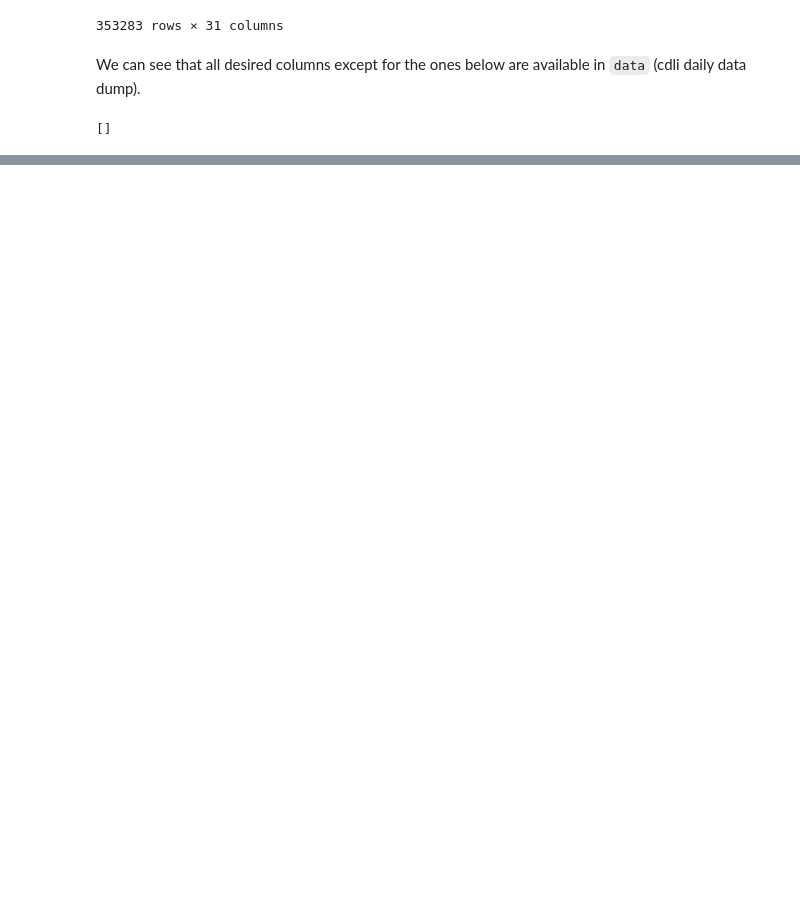
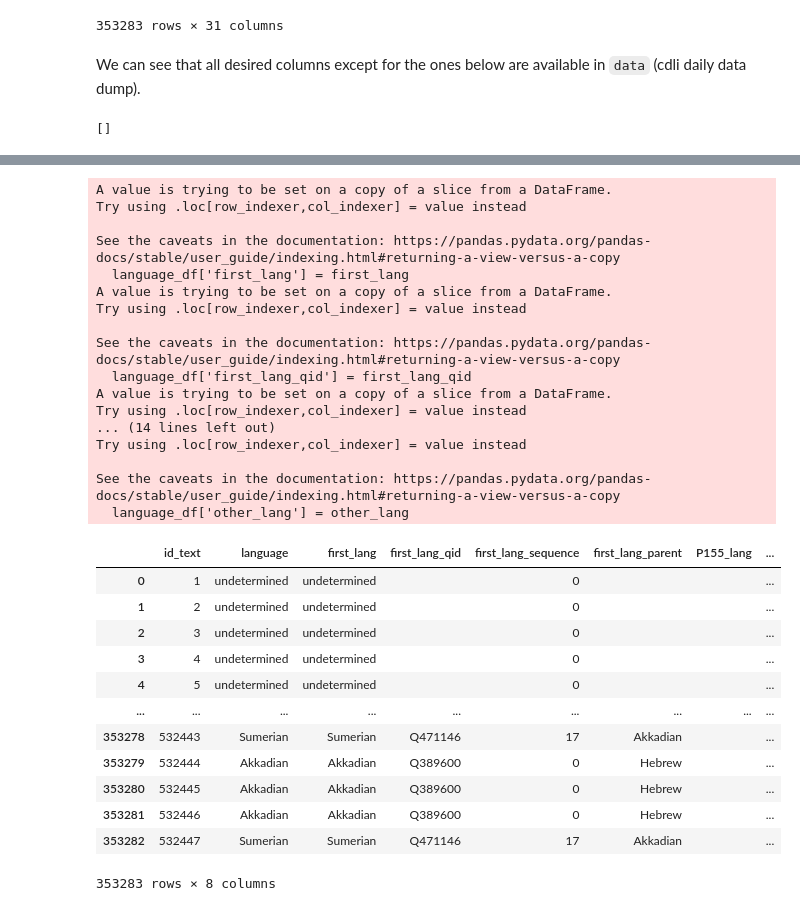
Before and after one commit to ancient-world-citation-analysis/CDLI2LoD, a Jupyter notebook: cdli_cat.ipynb, the cells around one changed output, grey strips where cells are left out. Drawn from its saved outputs; the diff is of its cells as text; code cells hidden in the pictures; blank space fills up the shorter version.

```diff
--- a/cdli_cat.ipynb
+++ b/cdli_cat.ipynb
@@ -205,0 +256,80 @@ array(['Uruk (mod. Warka)', 'uncertain (mod. Jemdet Nasr)',
+# %%
+first_lang = []
+first_lang_qid = []
+first_lang_sequence = []
+first_lang_parent = []
+P155_lang = []
+other_lang = []
+no_lang_indices = []
+
+for index in range(len(language_df['language'])):
+  l = language_df['language'][index]
+  # remove the space in every entry and split it by ;
+  lst = l.replace(' ', '').split(';')
+
+  # get the first language
+  first_l = lst[0]
+
+  # store the remaining languages away
+  other_lang += [lst[1:]]
+
+  # check for uncertainty
+  if '?' in first_l:
+    P155_lang += ['P155']
+    first_l = first_l.replace('?', '')
+  else:
+    P155_lang += ['']
+
+  first_lang += [first_l]
+
+  # add in qid, parent, and sequence for the first_l
+  if first_l in lang_reference['Language'].unique():
+    i = lang_reference['Language'].tolist().index(first_l)
+    first_lang_qid += [lang_reference['FG_item'][i]]
+    first_lang_parent += [lang_reference['Parent'][i]]
+    first_lang_sequence += [lang_reference['Sequence'][i]]
+  else:
+    first_lang_qid += ['']
+    first_lang_parent += ['']
+    first_lang_sequence += ['']
+    no_lang_indices += [index]
+
+language_df['first_lang'] = first_lang
+language_df['first_lang_qid'] = first_lang_qid
+language_df['first_lang_sequence'] = first_lang_sequence
+language_df['first_lang_parent'] = first_lang_parent
+language_df['P155_lang'] = P155_lang
+language_df['other_lang'] = other_lang
+
+language_df
+# %% [output]
+A value is trying to be set on a copy of a slice from a DataFrame.
+Try using .loc[row_indexer,col_indexer] = value instead
+
+See the caveats in the documentation: https://pandas.pydata.org/pandas-docs/stable/user_guide/indexing.html#returning-a-view-versus-a-copy
+  language_df['first_lang'] = first_lang
+A value is trying to be set on a copy of a slice from a DataFrame.
+Try using .loc[row_indexer,col_indexer] = value instead
+
+See the caveats in the documentation: https://pandas.pydata.org/pandas-docs/stable/user_guide/indexing.html#returning-a-view-versus-a-copy
+  language_df['first_lang_qid'] = first_lang_qid
+A value is trying to be set on a copy of a slice from a DataFrame.
+Try using .loc[row_indexer,col_indexer] = value instead
+... (14 lines left out)
+Try using .loc[row_indexer,col_indexer] = value instead
+
+See the caveats in the documentation: https://pandas.pydata.org/pandas-docs/stable/user_guide/indexing.html#returning-a-view-versus-a-copy
+  language_df['other_lang'] = other_lang
+|  | id_text | language | first_lang | first_lang_qid | first_lang_sequence | first_lang_parent | P155_lang | ... |
+| 0 | 1 | undetermined | undetermined |  | 0 |  |  | ... |
+| 1 | 2 | undetermined | undetermined |  | 0 |  |  | ... |
+| 2 | 3 | undetermined | undetermined |  | 0 |  |  | ... |
+| 3 | 4 | undetermined | undetermined |  | 0 |  |  | ... |
+| 4 | 5 | undetermined | undetermined |  | 0 |  |  | ... |
+| ... | ... | ... | ... | ... | ... | ... | ... | ... |
+| 353278 | 532443 | Sumerian | Sumerian | Q471146 | 17 | Akkadian |  | ... |
+| 353279 | 532444 | Akkadian | Akkadian | Q389600 | 0 | Hebrew |  | ... |
+| 353280 | 532445 | Akkadian | Akkadian | Q389600 | 0 | Hebrew |  | ... |
+| 353281 | 532446 | Akkadian | Akkadian | Q389600 | 0 | Hebrew |  | ... |
+| 353282 | 532447 | Sumerian | Sumerian | Q471146 | 17 | Akkadian |  | ... |
+353283 rows × 8 columns
```
Also changed, not shown: parts of 57 cells of this notebook.
